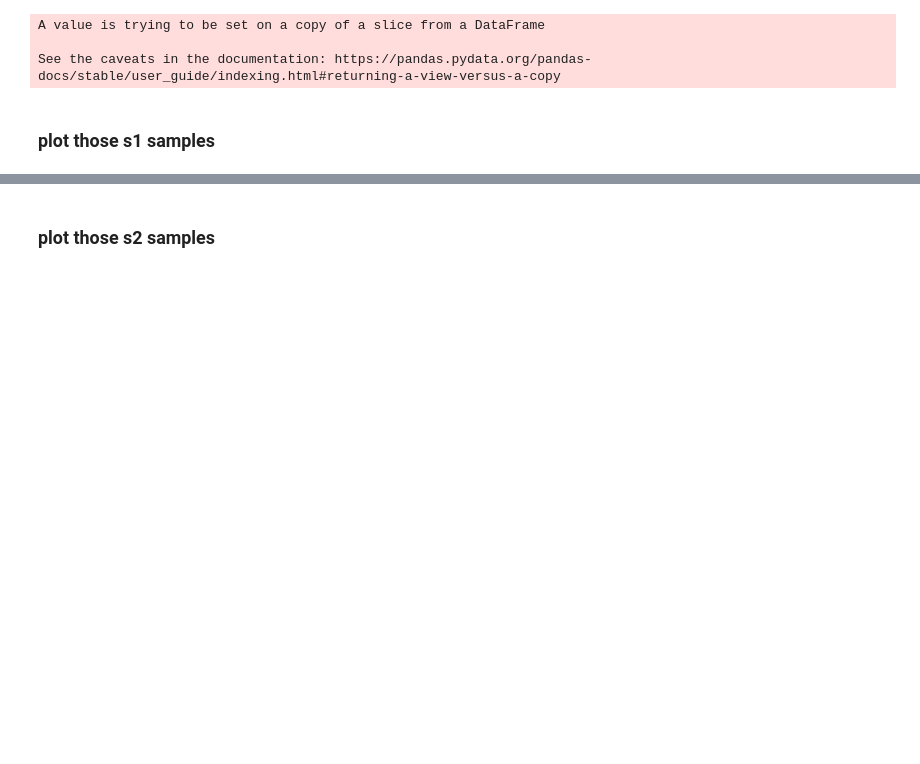
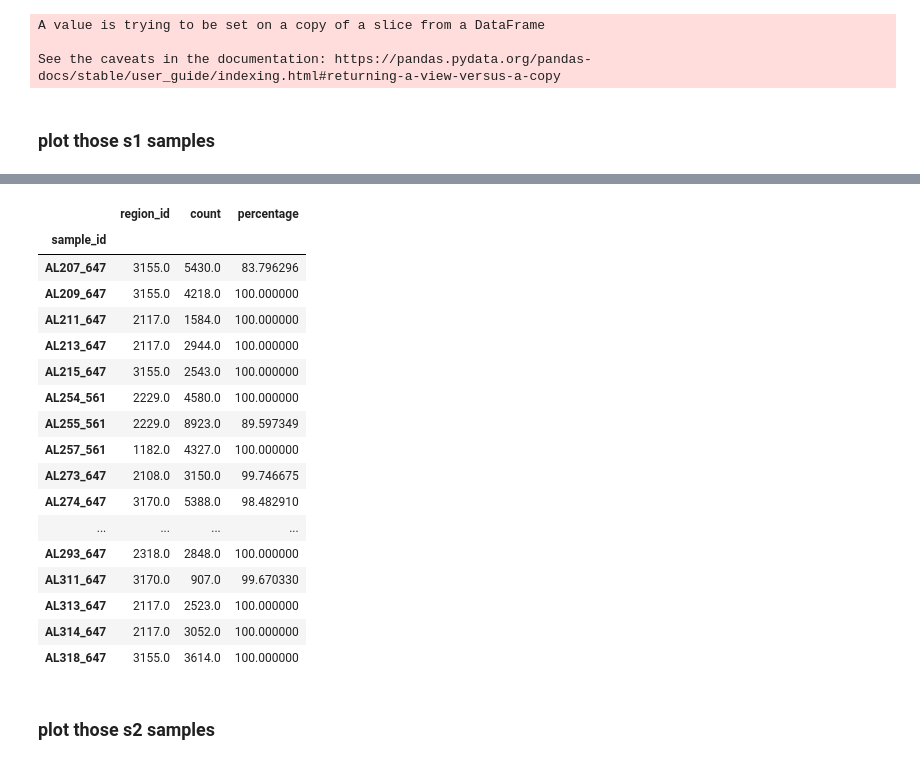
Before and after one commit to YANQI-LIU/Image_Registration, a Jupyter notebook: PlottingGraph.ipynb, the cells around one changed output, grey strips where cells are left out. Cells and saved outputs as stored; diff of their text form; code cells hidden in the pictures; blank space fills up the shorter version.

Commit message:
added some group averaged and sem calculations

```diff
--- a/PlottingGraph.ipynb
+++ b/PlottingGraph.ipynb
@@ -458,0 +453,25 @@ fig.write_image("s1_radius.svg")
+# %%
+searchfor = ['SSp-bfd']
+s1_temp= df1[df1.region_name.str.contains('|'.join(searchfor))]
+# isolate regions only in sspbfd or sss
+test=s1_temp.groupby(by='sample_id').sum()
+test
+# %% [output]
+|  | region_id | count | percentage |
+| sample_id |  |  |  |
+| AL207_647 | 3155.0 | 5430.0 | 83.796296 |
+| AL209_647 | 3155.0 | 4218.0 | 100.000000 |
+| AL211_647 | 2117.0 | 1584.0 | 100.000000 |
+| AL213_647 | 2117.0 | 2944.0 | 100.000000 |
+| AL215_647 | 3155.0 | 2543.0 | 100.000000 |
+| AL254_561 | 2229.0 | 4580.0 | 100.000000 |
+| AL255_561 | 2229.0 | 8923.0 | 89.597349 |
+| AL257_561 | 1182.0 | 4327.0 | 100.000000 |
+| AL273_647 | 2108.0 | 3150.0 | 99.746675 |
+| AL274_647 | 3170.0 | 5388.0 | 98.482910 |
+| ... | ... | ... | ... |
+| AL293_647 | 2318.0 | 2848.0 | 100.000000 |
+| AL311_647 | 3170.0 | 907.0 | 99.670330 |
+| AL313_647 | 2117.0 | 2523.0 | 100.000000 |
+| AL314_647 | 2117.0 | 3052.0 | 100.000000 |
+| AL318_647 | 3155.0 | 3614.0 | 100.000000 |
```
Also changed, not shown: parts of 19 cells of this notebook.
